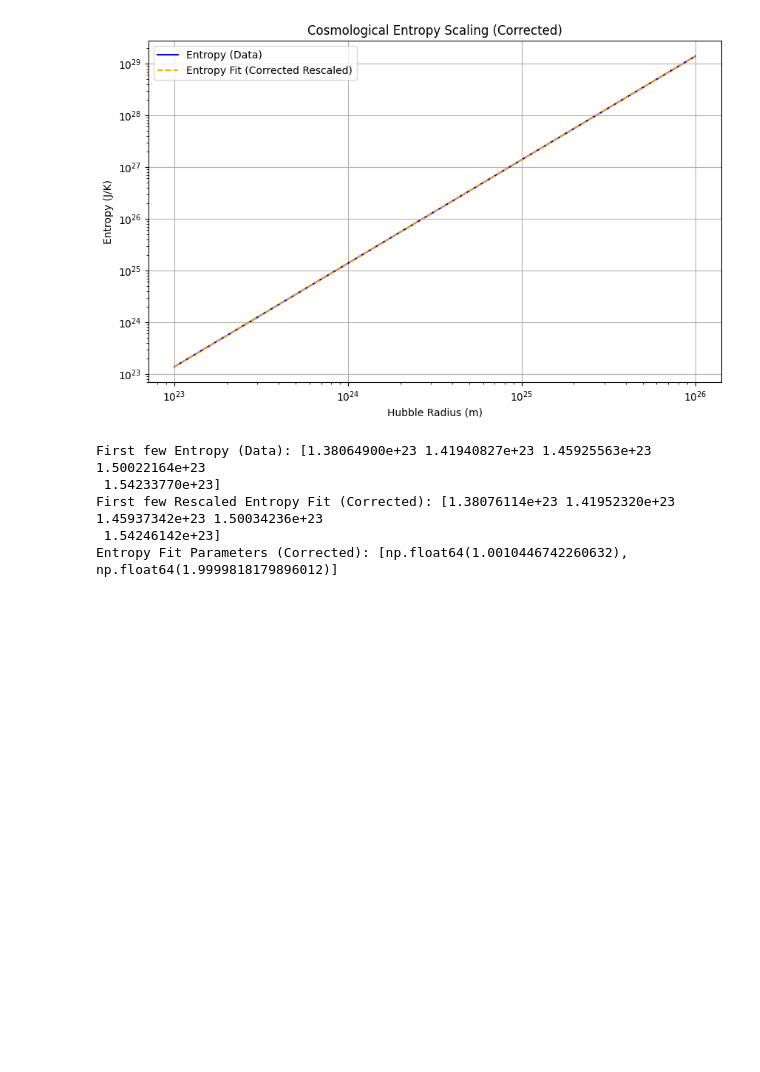
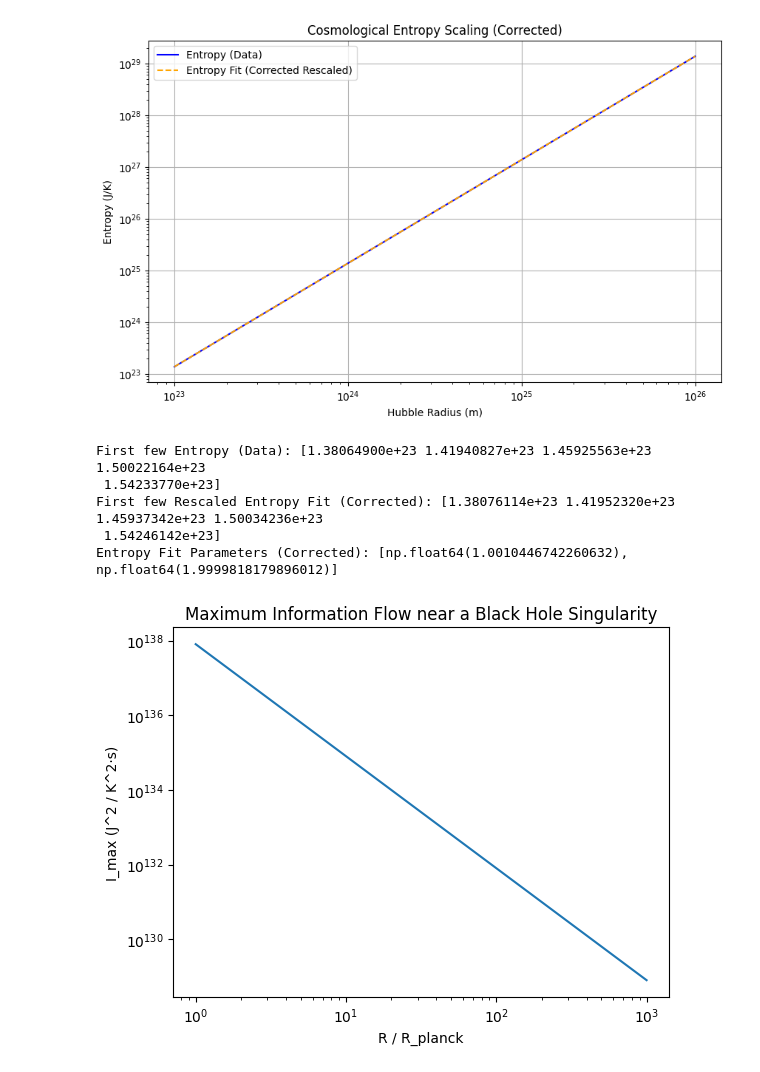
Before and after one commit to nking-1/Generativity, a Jupyter notebook: ComplexityEfficiency.ipynb, the cells around one changed output. Drawn from its saved outputs; the diff is of its cells as text; code cells hidden in the pictures; blank space fills up the shorter version.

Commit message:
Information flow analysis in extreme regimes

```diff
--- a/ComplexityEfficiency.ipynb
+++ b/ComplexityEfficiency.ipynb
@@ -1099,3 +1099,36 @@ First few Entropy (Data): [1.38064900e+23 1.41940827e+23 1.45925563e+23 1.500221
 First few Rescaled Entropy Fit (Corrected): [1.38076114e+23 1.41952320e+23 1.45937342e+23 1.50034236e+23
  1.54246142e+23]
 Entropy Fit Parameters (Corrected): [np.float64(1.0010446742260632), np.float64(1.9999818179896012)]
+# %%
+import numpy as np
+
+# Constants
+G = 6.67430e-11  # Gravitational constant (m^3 / kg / s^2)
+c = 3.00e8       # Speed of light (m/s)
+hbar = 1.0545718e-34  # Reduced Planck constant (J·s)
+k_B = 1.380649e-23    # Boltzmann constant (J/K)
+
+# Planck length
+R_planck = np.sqrt(hbar * G / c**3)
+
+# Black hole parameters
+M = 1.989e30  # Black hole mass (kg) - example: 1 solar mass
+
+# Characteristic scale (R) array approaching the singularity
+R_values = np.geomspace(R_planck, 1e3 * R_planck, 1000)  # From Planck length to near Planck scale
+
+# Compute rho and I_max
+rho_values = M / (R_values**3)  # Energy density
+I_max_values = k_B**2 * (rho_values**2 * R_values**3 * c) / G  # Maximum information flow
+
+# Output results
+import matplotlib.pyplot as plt
+plt.plot(R_values / R_planck, I_max_values)
+plt.xscale("log")
+plt.yscale("log")
+plt.xlabel("R / R_planck")
+plt.ylabel("I_max (J^2 / K^2·s)")
+plt.title("Maximum Information Flow near a Black Hole Singularity")
+plt.show()
+# %% [output]
+[figure, added]
```
Also changed, not shown: parts of 6 cells of this notebook.
